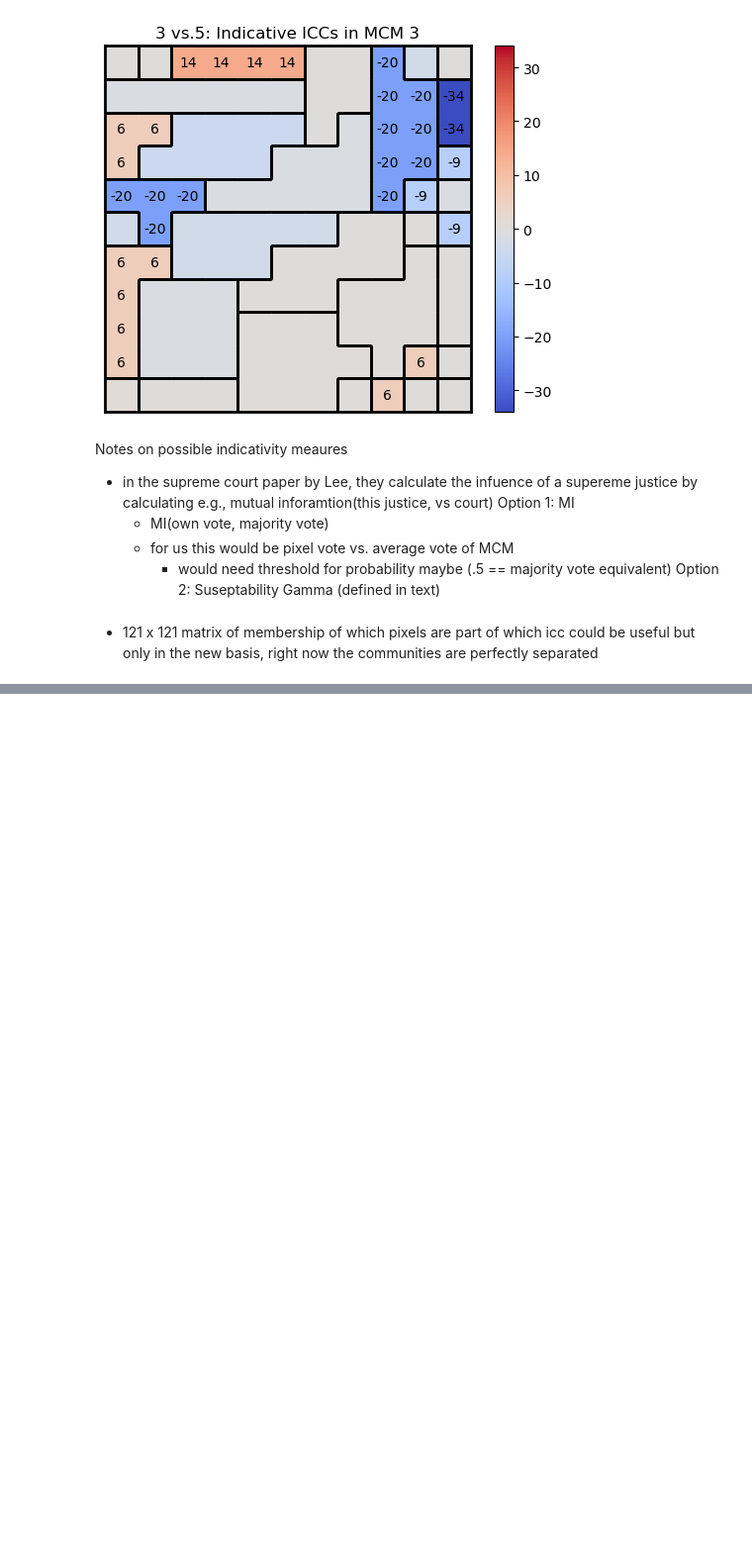
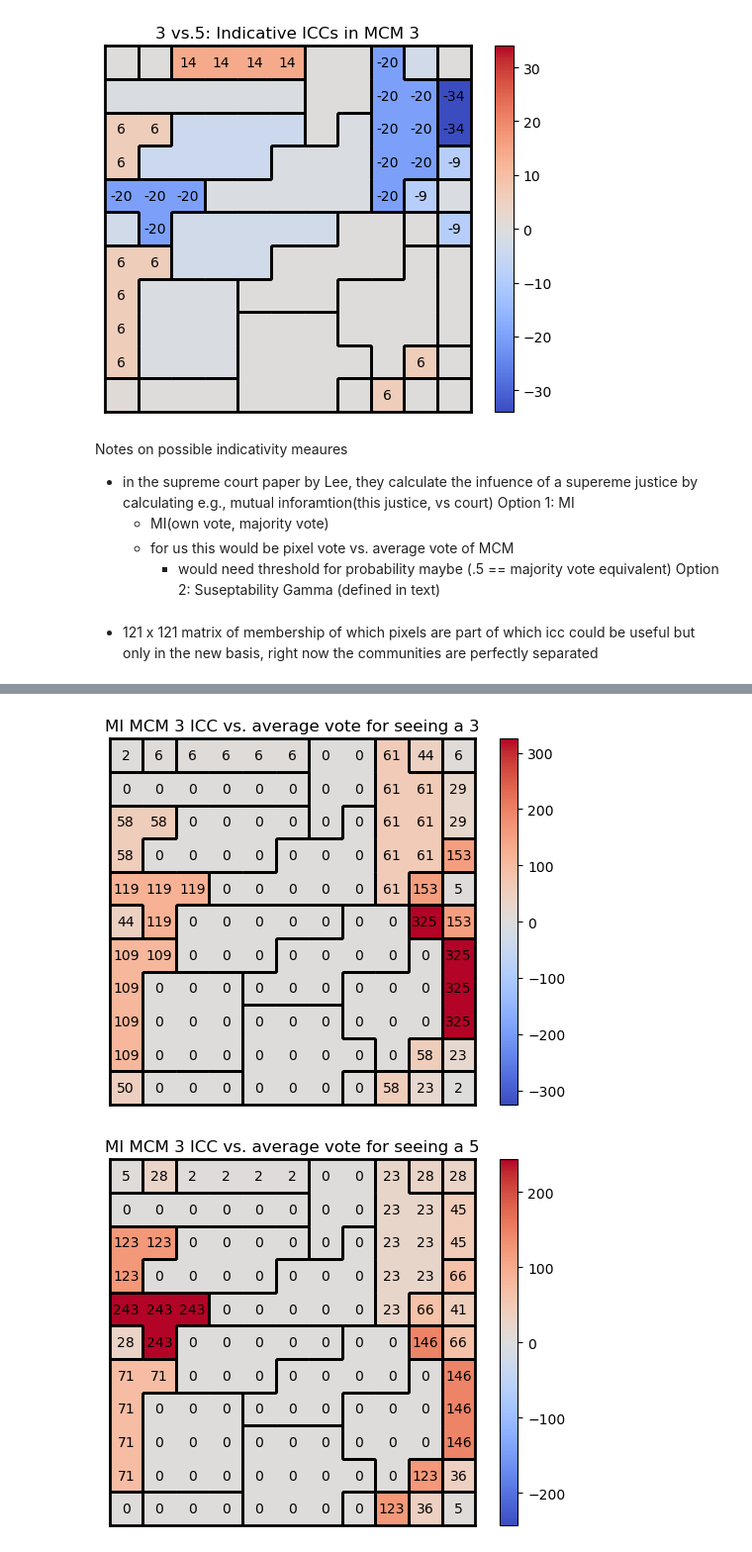
Before and after one commit to PaulHosek/MCM_classifier, a Jupyter notebook: Classifier_1/classifier/bin/reworking_clf.ipynb, the cells around one changed output, grey strips where cells are left out. Shown at 99% size. Drawn from its saved outputs; the diff is of its cells as text; code cells hidden in the pictures; blank space fills up the shorter version.

Commit message:
mutual information variants

```diff
--- a/Classifier_1/classifier/bin/reworking_clf.ipynb
+++ b/Classifier_1/classifier/bin/reworking_clf.ipynb
@@ -148,0 +165,36 @@ plt.show()
+# %%
+#  mutual information between MI(icc_vote, average_vote)
+# NOTE: final MCM probability is product not sum so maybe average vote is not fair
+# given a 3, calculate the MI(icc_vote, vs average vote)
+
+for cls in [3,5]:
+    P_m3_c3 = all_P_icc[:,:,cls]
+    nr_comms = np.max(comms)+1
+    out = np.zeros(nr_comms)
+    for i in range(nr_comms):
+        out[i]=normalized_mutual_info_score(np.where(P_m3_c3.mean(axis=0)>=0.5,1,0),np.where(P_m3_c3[i,:]>=0.5,1,0))
+    out
+
+    mi_matrix = (out[comms]*1000).astype(int)
+    absmax = np.abs(mi_matrix.flat[np.abs(mi_matrix).argmax()])
+    plt.figure()
+    plt.title(f"MI MCM 3 ICC vs. average vote for seeing a {cls}")
+    myplot.draw_all_borders(borders)
+    # r = (np.mean(bias)+np.std(bias))
+    # drawing_cond = lambda x: np.abs(x) > r
+    drawing_cond = lambda x: True
+    myplot.draw_all_values(mi_matrix,color="black",cond=drawing_cond) # bias OR comms
+    # white_map = myplot.create_white_cmap()
+    im = plt.imshow(mi_matrix, cmap="coolwarm", vmin=-absmax,vmax=absmax)  # Set the color limits
+    colorbar = plt.colorbar(im)
+
+    plt.xticks([])
+    plt.yticks([])
+    plt.setp(plt.gca().spines.values(), linewidth=2)
+
+    plt.show()
+
+# NEXT: MI of ICC vote vs correct vote
+# %% [output]
+[figure, added]
+[figure, added]
```
Also changed, not shown: parts of 4 cells of this notebook, 10 other files.
